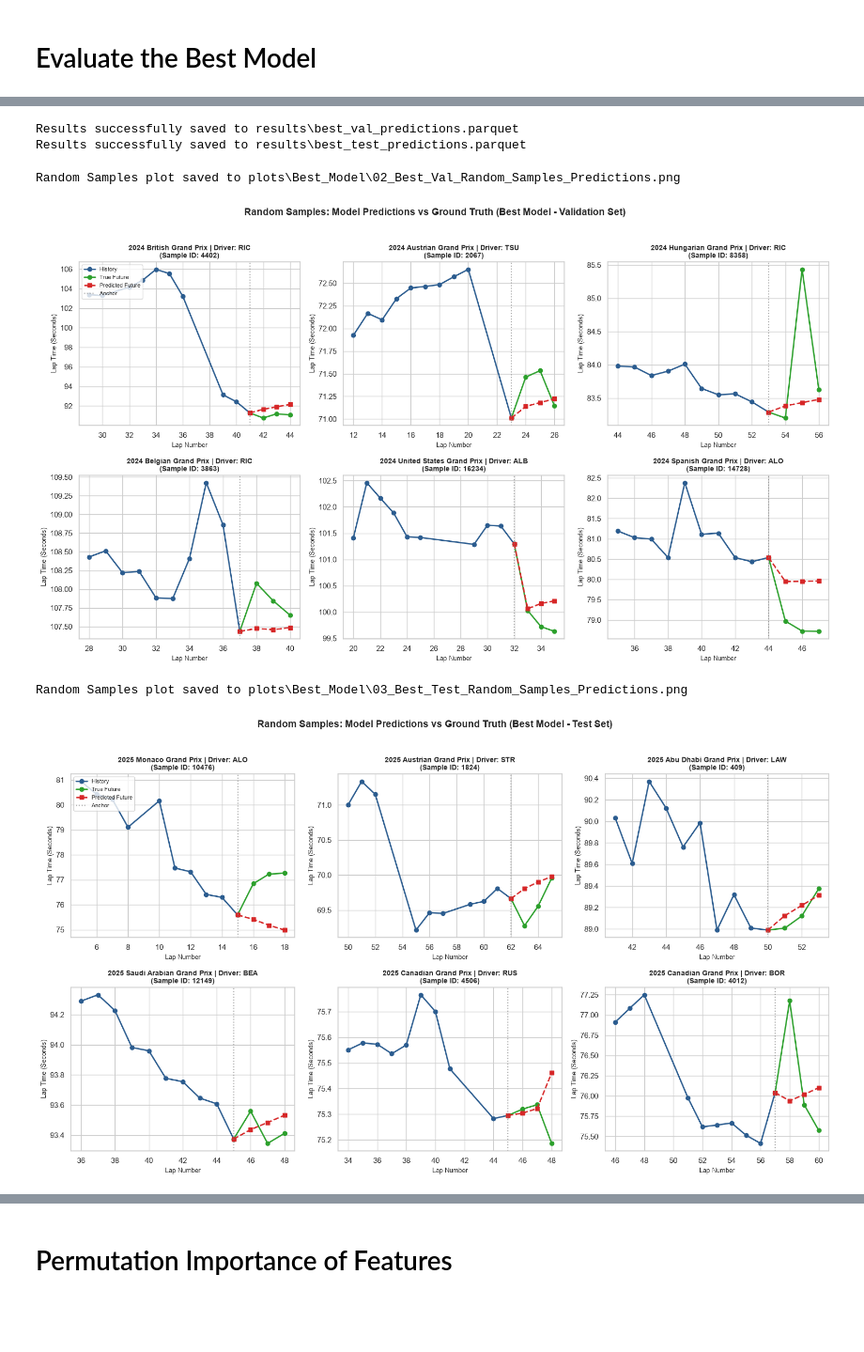
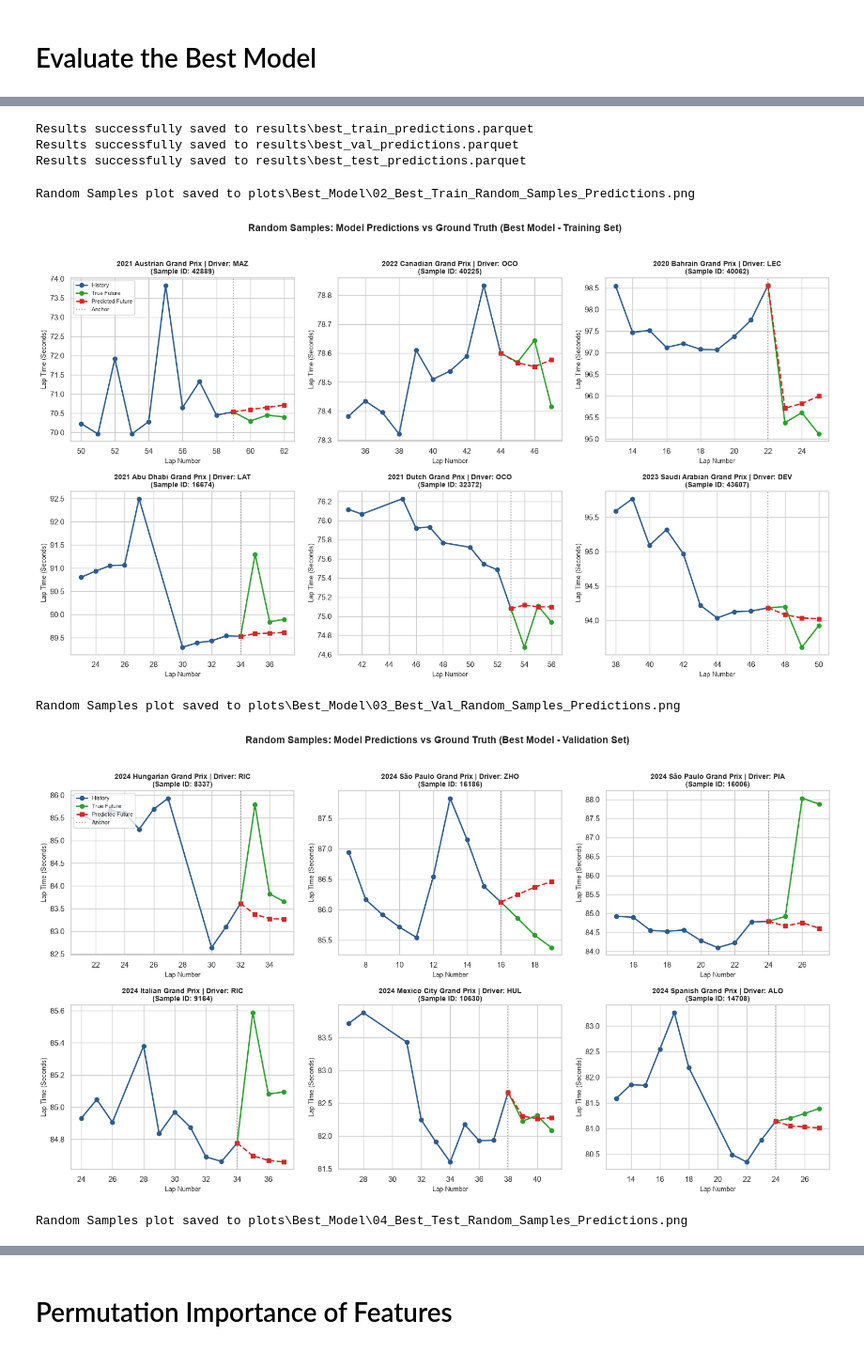
Before and after one commit to BevisWong76/f1-lap-time-predictor, a Jupyter notebook: f1_lap_time_prediction.ipynb, the cells around one changed output, grey strips where cells are left out. Shown at 94% size. Cells and saved outputs as stored; diff of their text form; code cells hidden in the pictures; blank space fills up the shorter version.

```diff
--- a/f1_lap_time_prediction.ipynb
+++ b/f1_lap_time_prediction.ipynb
@@ -2663,0 +2737,20 @@ Stage 2 Best Parameters: {'learning_rate': 0.0009660449164345999, 'dropout': 0.5
+# %%
+# Print the best parameters from both stages
+print("\nStage 1 Best Parameters:", study_stage1.best_params)
+
+# Merge Stage 1 and Stage 2 best parameters for final model configuration
+best_params = {**study_stage1.best_params, **study_stage2.best_params}
+print("\nCombined Optimal Hyperparameters:", best_params)
+
+# Also put the cat_dims, cont_dim, forecast_len, and target_cont_idx into the best_params dictionary for future reference
+best_params.update({
+    "cat_dims": cat_dims,
+    "cont_dim": cont_dim,
+    "forecast_len": forecast_len,
+    "target_cont_idx": target_cont_idx
+})
+
+# Save the best parameters to a JSON file for future reference
+best_config_path = model_dir / "best_model_config.json"
+with open(best_config_path, "w") as f:
+    json.dump(best_params, f)
@@ -2748,6 +2844,16 @@ plt.show()
 # %%
 # Evaluate the model on Validation set and Test set
+
 best_model = best_model_training_results["model"]
+
+
+best_model_eval_train = evaluate_and_export(
+                            model=best_model,
+                            dataloader=train_loader,
+                            preprocessor=preprocessor,
+                            device="cuda",
+                            save_parquet_path=results_dir / "best_train_predictions.parquet",
+                        )
 
 best_model_eval_val = evaluate_and_export(
                             model=best_model,
@@ -2766,28 +2872,39 @@ best_model_eval_test = evaluate_and_export(
                             save_parquet_path=results_dir / "best_test_predictions.parquet",
                         )
 # %% [output]
+Results successfully saved to results\best_train_predictions.parquet
 Results successfully saved to results\best_val_predictions.parquet
 Results successfully saved to results\best_test_predictions.parquet
 # %%
 # Visualize Random Samples of Predictions vs Ground Truth
 
 plot_random_samples(
+    df_or_records=best_model_eval_train["export_df"],
+    title="Random Samples: Model Predictions vs Ground Truth (Best Model - Training Set)",
+    savepath=best_model_plots_dir / "02_Best_Train_Random_Samples_Predictions.png",
+    num_samples=6,
+    seed=421,
+)
+
+
+plot_random_samples(
     df_or_records=best_model_eval_val["export_df"],
     title="Random Samples: Model Predictions vs Ground Truth (Best Model - Validation Set)",
-    savepath=best_model_plots_dir / "02_Best_Val_Random_Samples_Predictions.png",
+    savepath=best_model_plots_dir / "03_Best_Val_Random_Samples_Predictions.png",
     num_samples=6,
-    seed=1,
+    seed=421,
 )
 
 plot_random_samples(
     df_or_records=best_model_eval_test["export_df"],
     title="Random Samples: Model Predictions vs Ground Truth (Best Model - Test Set)",
-    savepath=best_model_plots_dir / "03_Best_Test_Random_Samples_Predictions.png",
+    savepath=best_model_plots_dir / "04_Best_Test_Random_Samples_Predictions.png",
     num_samples=6,
     seed=42,
 )
 # %% [output]
-Random Samples plot saved to plots\Best_Model\02_Best_Val_Random_Samples_Predictions.png
+Random Samples plot saved to plots\Best_Model\02_Best_Train_Random_Samples_Predictions.png
-[figure, old version]
+[figure, new version]
-Random Samples plot saved to plots\Best_Model\03_Best_Test_Random_Samples_Predictions.png
+Random Samples plot saved to plots\Best_Model\03_Best_Val_Random_Samples_Predictions.png
-[figure, old version]
+[figure, new version]
+Random Samples plot saved to plots\Best_Model\04_Best_Test_Random_Samples_Predictions.png
```
Also changed, not shown: parts of 40 cells of this notebook, 52 other files.
